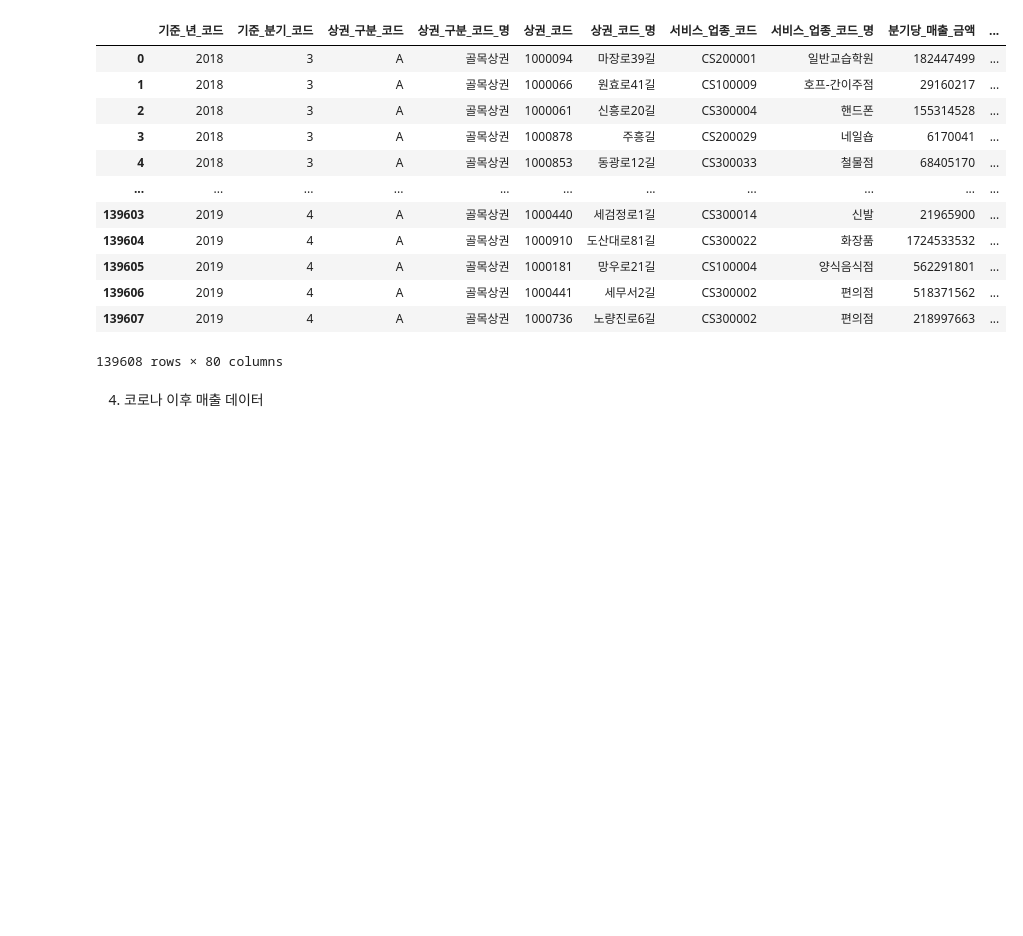
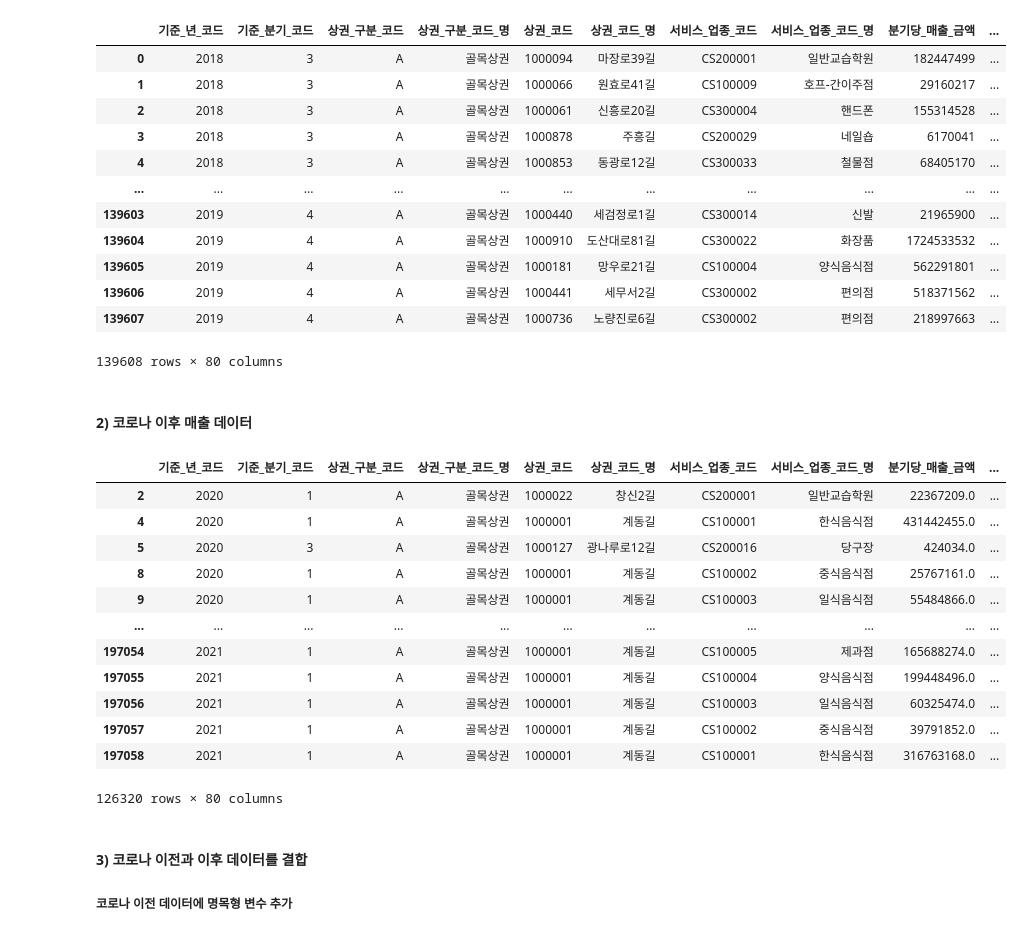
Before and after one commit to jihun5/it_jupyter, a Jupyter notebook: 번외편/데이터전처리.ipynb, the cells around one changed output. Drawn from its saved outputs; the diff is of its cells as text; code cells hidden in the pictures; blank space fills up the shorter version.

```diff
--- a/번외편/데이터전처리.ipynb
+++ b/번외편/데이터전처리.ipynb
@@ -173,11 +219,29 @@ df상권영역2.to_excel('df상권영역2.xlsx', index=False)
 | 139607 | 2019 | 4 | A | 골목상권 | 1000736 | 노량진로6길 | CS300002 | 편의점 | 218997663 | ... |
 139608 rows × 80 columns
 # %% [markdown]
-4. 코로나 이후 매출 데이터
+#### 2) 코로나 이후 매출 데이터
 # %%
 코로나이후df = concat([df2020, df2021])
 코로나이후df.reset_index(drop=True, inplace=True)
 
 코로나이후df2 = 코로나이후df.query("상권_구분_코드_명 == '골목상권'")
-코로나이후df2.to_excel("코로나이후_매출데이터.xlsx", index=False)
+#코로나이후df2.to_excel("코로나이후_매출데이터.xlsx", index=False)
 코로나이후df2
+# %% [output]
+|  | 기준_년_코드 | 기준_분기_코드 | 상권_구분_코드 | 상권_구분_코드_명 | 상권_코드 | 상권_코드_명 | 서비스_업종_코드 | 서비스_업종_코드_명 | 분기당_매출_금액 | ... |
+| 2 | 2020 | 1 | A | 골목상권 | 1000022 | 창신2길 | CS200001 | 일반교습학원 | 22367209.0 | ... |
+| 4 | 2020 | 1 | A | 골목상권 | 1000001 | 계동길 | CS100001 | 한식음식점 | 431442455.0 | ... |
+| 5 | 2020 | 3 | A | 골목상권 | 1000127 | 광나루로12길 | CS200016 | 당구장 | 424034.0 | ... |
+| 8 | 2020 | 1 | A | 골목상권 | 1000001 | 계동길 | CS100002 | 중식음식점 | 25767161.0 | ... |
+| 9 | 2020 | 1 | A | 골목상권 | 1000001 | 계동길 | CS100003 | 일식음식점 | 55484866.0 | ... |
+| ... | ... | ... | ... | ... | ... | ... | ... | ... | ... | ... |
+| 197054 | 2021 | 1 | A | 골목상권 | 1000001 | 계동길 | CS100005 | 제과점 | 165688274.0 | ... |
+| 197055 | 2021 | 1 | A | 골목상권 | 1000001 | 계동길 | CS100004 | 양식음식점 | 199448496.0 | ... |
+| 197056 | 2021 | 1 | A | 골목상권 | 1000001 | 계동길 | CS100003 | 일식음식점 | 60325474.0 | ... |
+| 197057 | 2021 | 1 | A | 골목상권 | 1000001 | 계동길 | CS100002 | 중식음식점 | 39791852.0 | ... |
+| 197058 | 2021 | 1 | A | 골목상권 | 1000001 | 계동길 | CS100001 | 한식음식점 | 316763168.0 | ... |
+126320 rows × 80 columns
+# %% [markdown]
+#### 3) 코로나 이전과 이후 데이터를 결합
+
+##### 코로나 이전 데이터에 명목형 변수 추가
```
Also changed, not shown: parts of 57 cells of this notebook, 2 other files.
